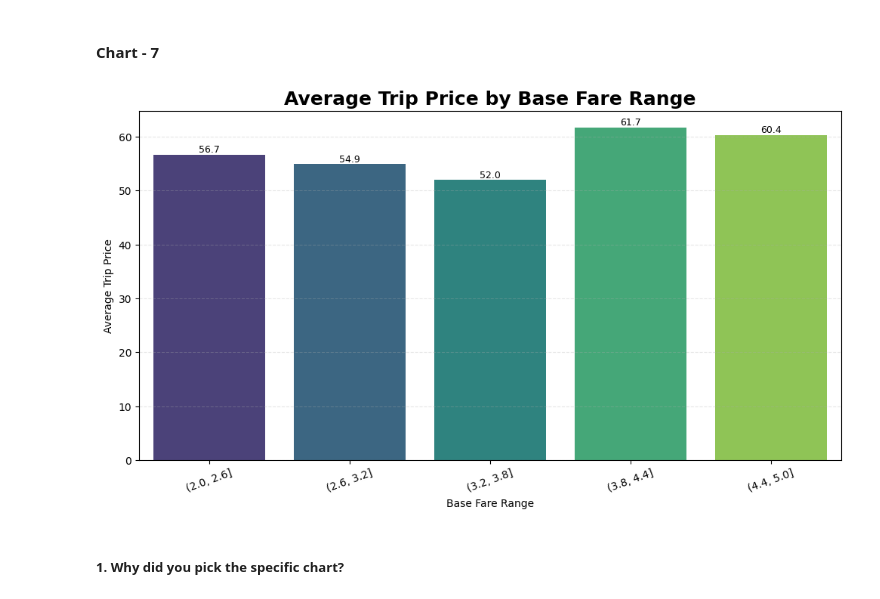
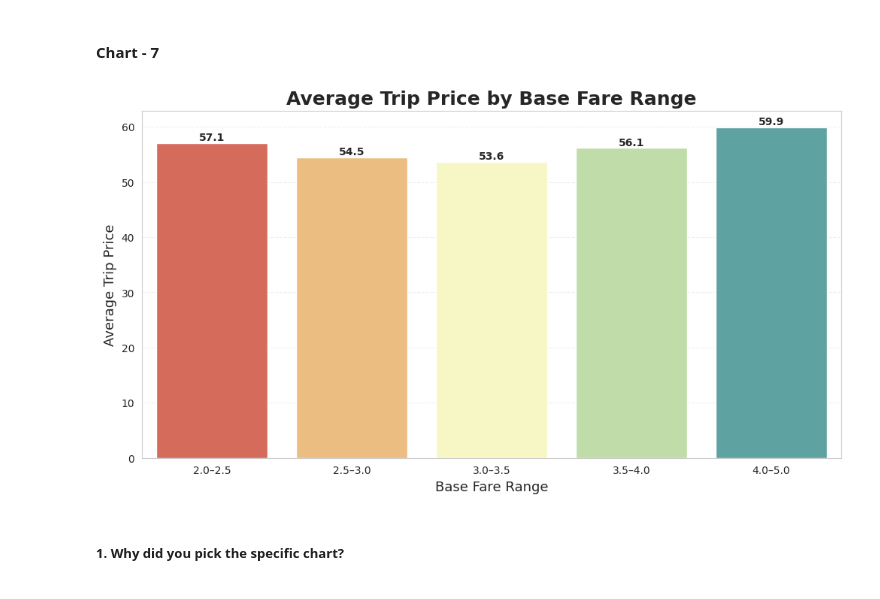
Before and after one commit to Sneha8126/Sneha-copy-of-Sample-ML-Submission-Template, a Jupyter notebook: Sneha_copy_of_Sample_ML_Submission_Template.ipynb, the cells around one changed output. Saved outputs shown, nothing was run; the diff lists cells and outputs as text; code cells hidden in the pictures.

Commit message:
Updated chart Average Trip Price by Base Fare Range

```diff
--- a/Sneha_copy_of_Sample_ML_Submission_Template.ipynb
+++ b/Sneha_copy_of_Sample_ML_Submission_Template.ipynb
@@ -112,5 +112,6 @@ Mounted at /content/drive
 # %%
 df = pd.read_csv('/content/drive/MyDrive/taxi_trip_pricing.csv')
+eda_df = df.copy()
 # %% [markdown]
 ### Dataset First View
 # %%
@@ -444,7 +445,7 @@ from matplotlib.lines import lineStyles
 plt.figure(figsize=(10,6))
 colors = ['#FFD166', '#06D6A0', '#118AB2', '#EF476F']
 ax = sns.barplot(
-    data=df,
+    data=eda_df ,
     x='Time_of_Day',
     y='Trip_Price',
     estimator='mean',
@@ -500,10 +501,10 @@ plt.show()
 
 plt.figure(figsize=(8,6))
 
-colors = ['#4361EE', '#F9844A']
+colors = ['#E9C46A', '#F9844A']
 
 ax = sns.barplot(
-    data=df,
+    data=eda_df ,
     x='Day_of_Week',
     y='Trip_Price',
     estimator='mean',
@@ -664,48 +665,52 @@ plt.show()
 # %% [markdown]
 #### Chart - 7
 # %%
-# Chart - 7 visualization code
-
-# Chart 7: Average Trip Price by Base Fare
-
 plt.figure(figsize=(12,6))
 
-# Create Base Fare groups
+# Meaningful Base Fare Ranges
+bins = [2.0, 2.5, 3.0, 3.5, 4.0, 5.0]
+labels = [
+    '2.0–2.5',
+    '2.5–3.0',
+    '3.0–3.5',
+    '3.5–4.0',
+    '4.0–5.0'
+]
+
 df['Base_Fare_Group'] = pd.cut(
     df['Base_Fare'],
-    bins=5,
-    precision=1
+    bins=bins,
+    labels=labels,
+    include_lowest=True
 )
 
 ax = sns.barplot(
     data=df,
     x='Base_Fare_Group',
     y='Trip_Price',
     estimator='mean',
     hue='Base_Fare_Group',
-    palette='viridis',
+    palette='Spectral',
     legend=False,
     errorbar=None
 )
 
-# Value labels
+# Value Labels
 for container in ax.containers:
-    ax.bar_label(container, fmt='%.1f', fontsize=9)
+    ax.bar_label(container, fmt='%.1f', fontsize=10, fontweight='bold')
 
 plt.title('Average Trip Price by Base Fare Range',
           fontsize=18,
           fontweight='bold')
 
-plt.xlabel('Base Fare Range')
-plt.ylabel('Average Trip Price')
-
-plt.xticks(rotation=20)
+plt.xlabel('Base Fare Range', fontsize=13)
+plt.ylabel('Average Trip Price', fontsize=13)
 
 plt.grid(axis='y', linestyle='--', alpha=0.3)
 
 plt.show()
 # %% [output]
-[figure, old version]
+[figure, new version]
 # %% [markdown]
 ##### 1. Why did you pick the specific chart?
 # %% [markdown]
```
Also changed, not shown: parts of 29 cells of this notebook.
